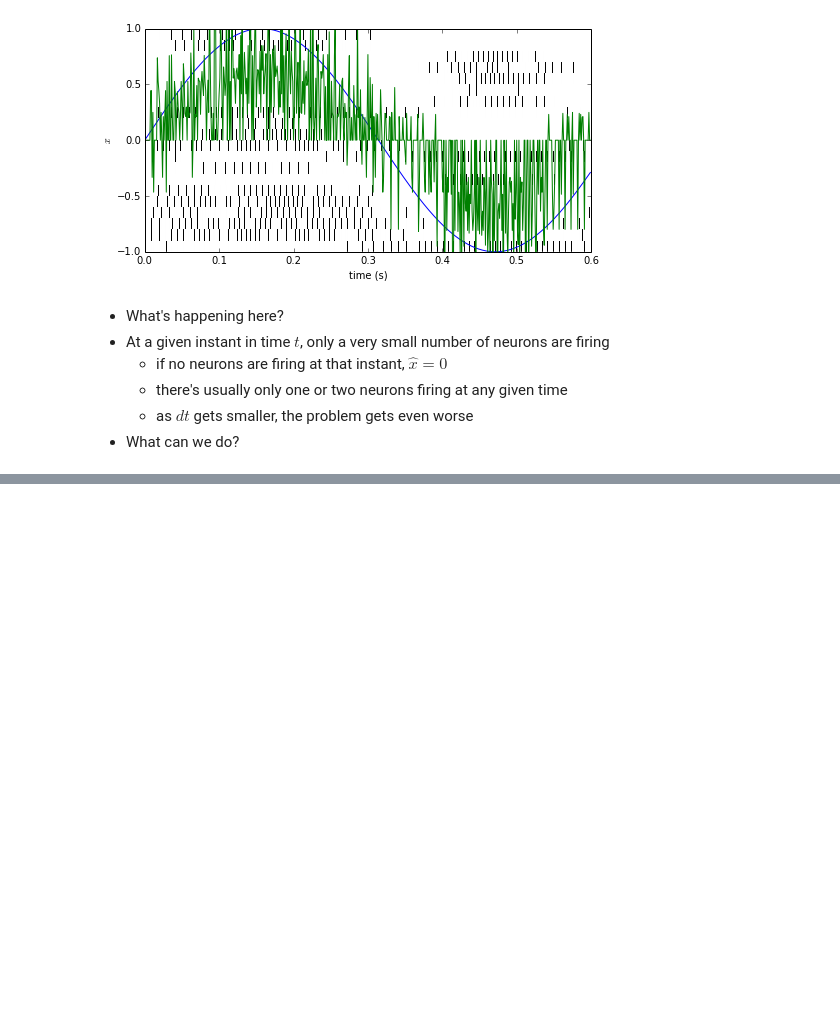
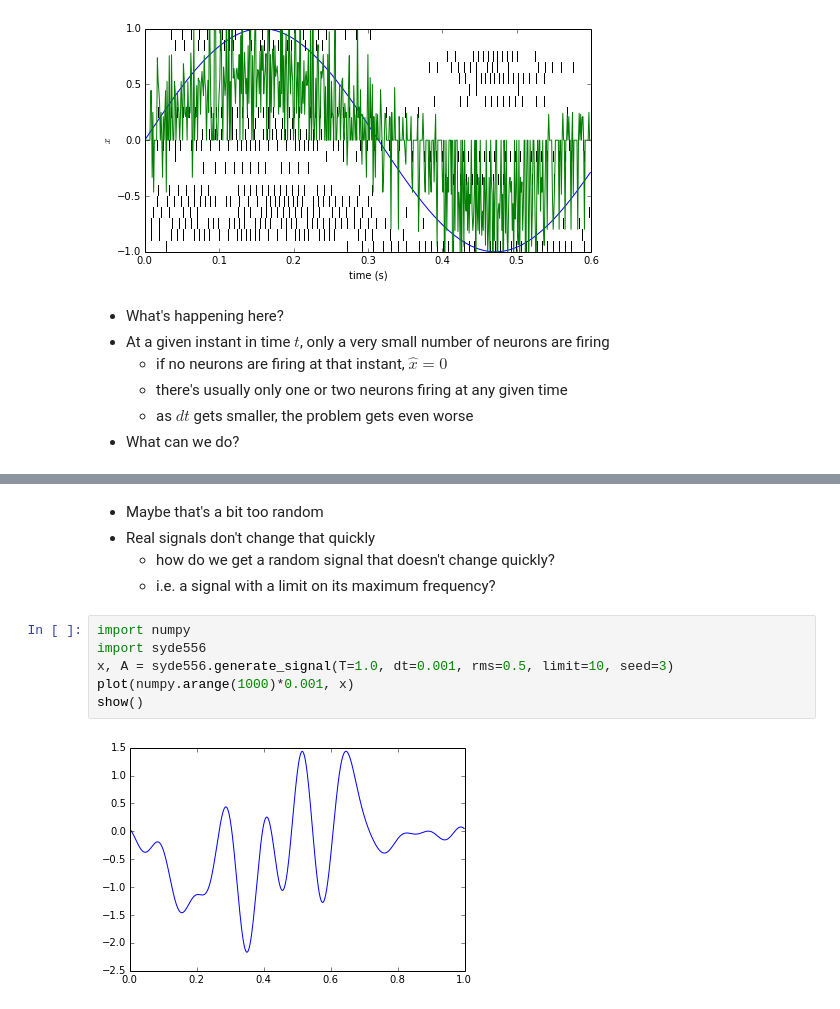
Before and after one commit to tcstewar/syde556, a Jupyter notebook: SYDE 556 Lecture 3 Temporal Representation.ipynb, the cells around one changed output, grey strips where cells are left out. Cells and saved outputs as stored; diff of their text form; blank space fills up the shorter version.

```diff
--- a/SYDE 556 Lecture 3 Temporal Representation.ipynb
+++ b/SYDE 556 Lecture 3 Temporal Representation.ipynb
@@ -375,0 +485,13 @@ show()
+# %% [markdown]
+- Maybe that's a bit too random
+- Real signals don't change that quickly
+    - how do we get a random signal that doesn't change quickly?
+    - i.e. a signal with a limit on its maximum frequency?
+# %%
+import numpy
+import syde556
+x, A = syde556.generate_signal(T=1.0, dt=0.001, rms=0.5, limit=10, seed=3)
+plot(numpy.arange(1000)*0.001, x)
+show()
+# %% [output]
+[figure, added]
```
Also changed, not shown: parts of 12 cells of this notebook.
